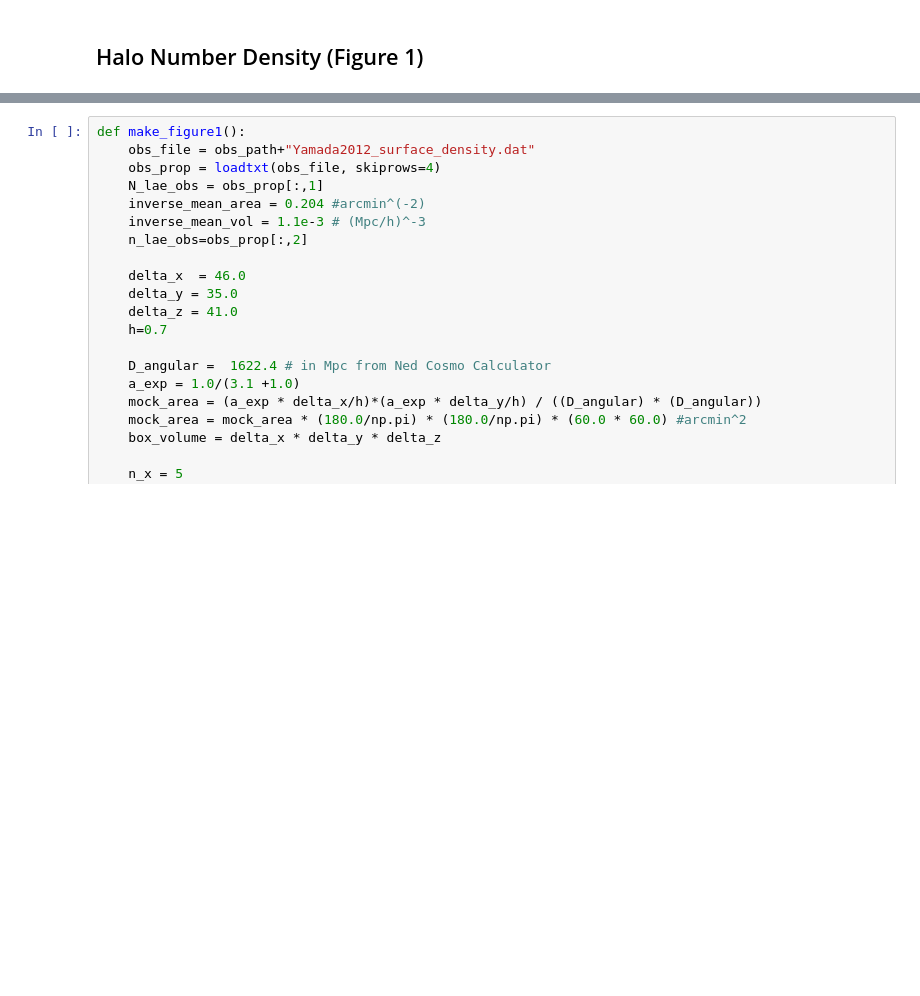
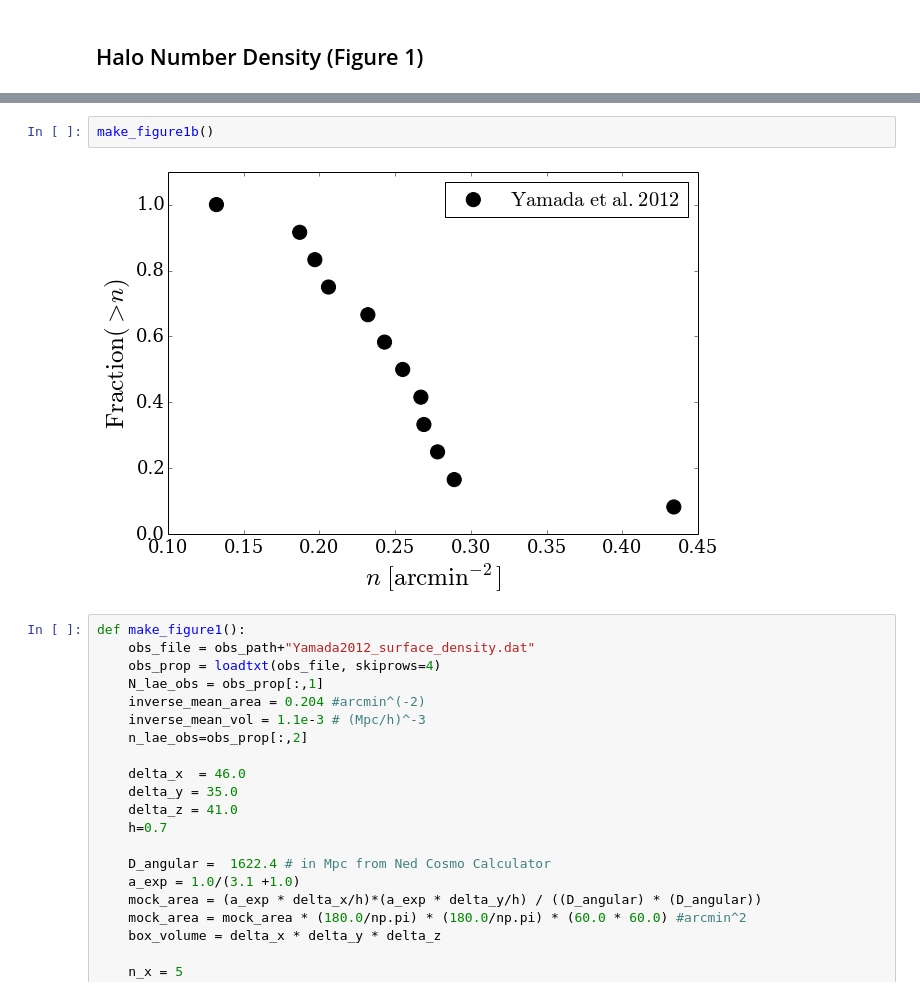
Before and after one commit to forero/CosmicVarianceLAES, a Jupyter notebook: code/paper.ipynb, the cells around one changed output, grey strips where cells are left out. Drawn from its saved outputs; the diff is of its cells as text; blank space fills up the shorter version.

```diff
--- a/code/paper.ipynb
+++ b/code/paper.ipynb
@@ -17,3 +50,7 @@ Populating the interactive namespace from numpy and matplotlib
+# %%
+make_figure1b()
+# %% [output]
+[figure, added]
 # %%
 def make_figure1():
     obs_file = obs_path+"Yamada2012_surface_density.dat"
```
Also changed, not shown: parts of 3 cells of this notebook.
